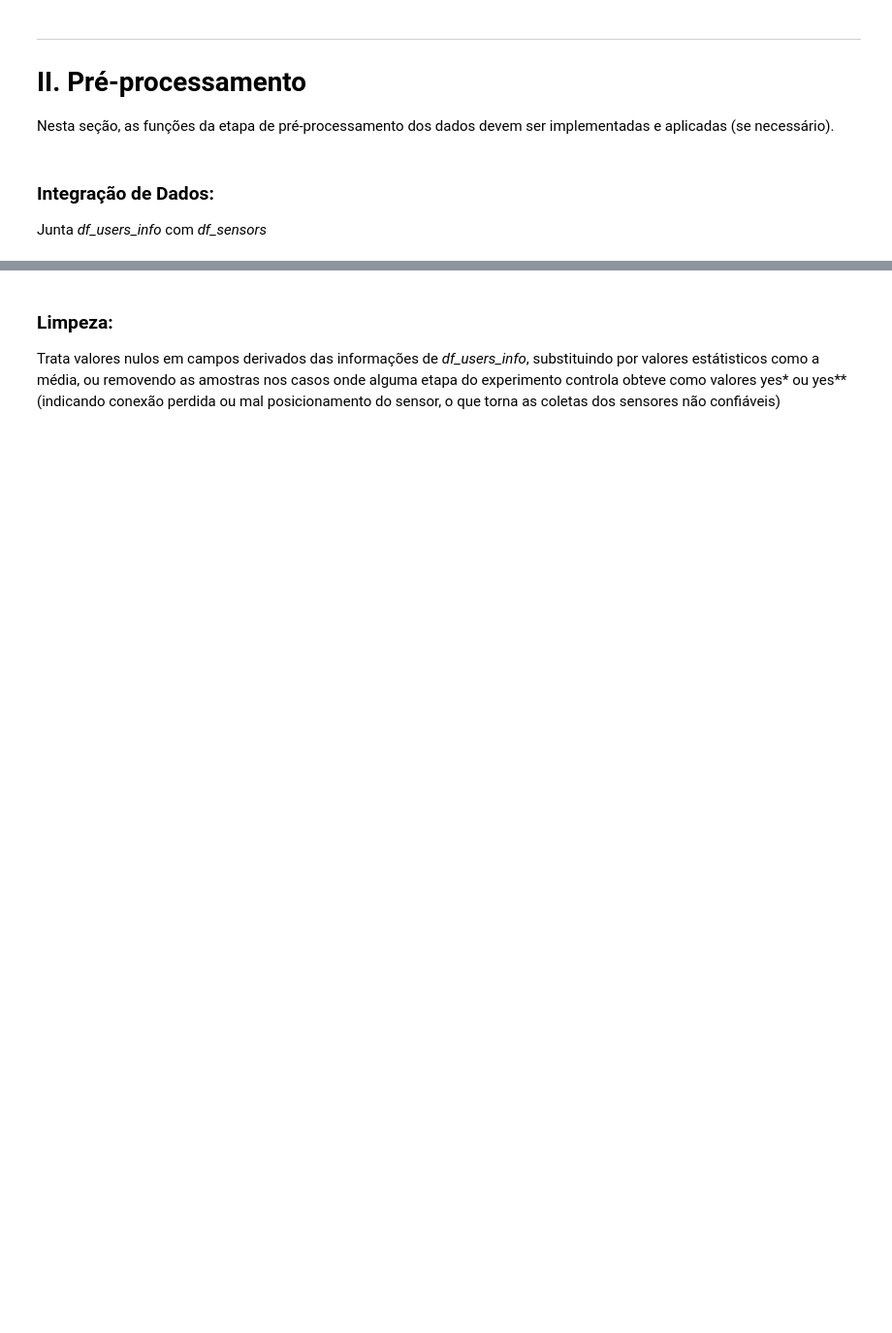
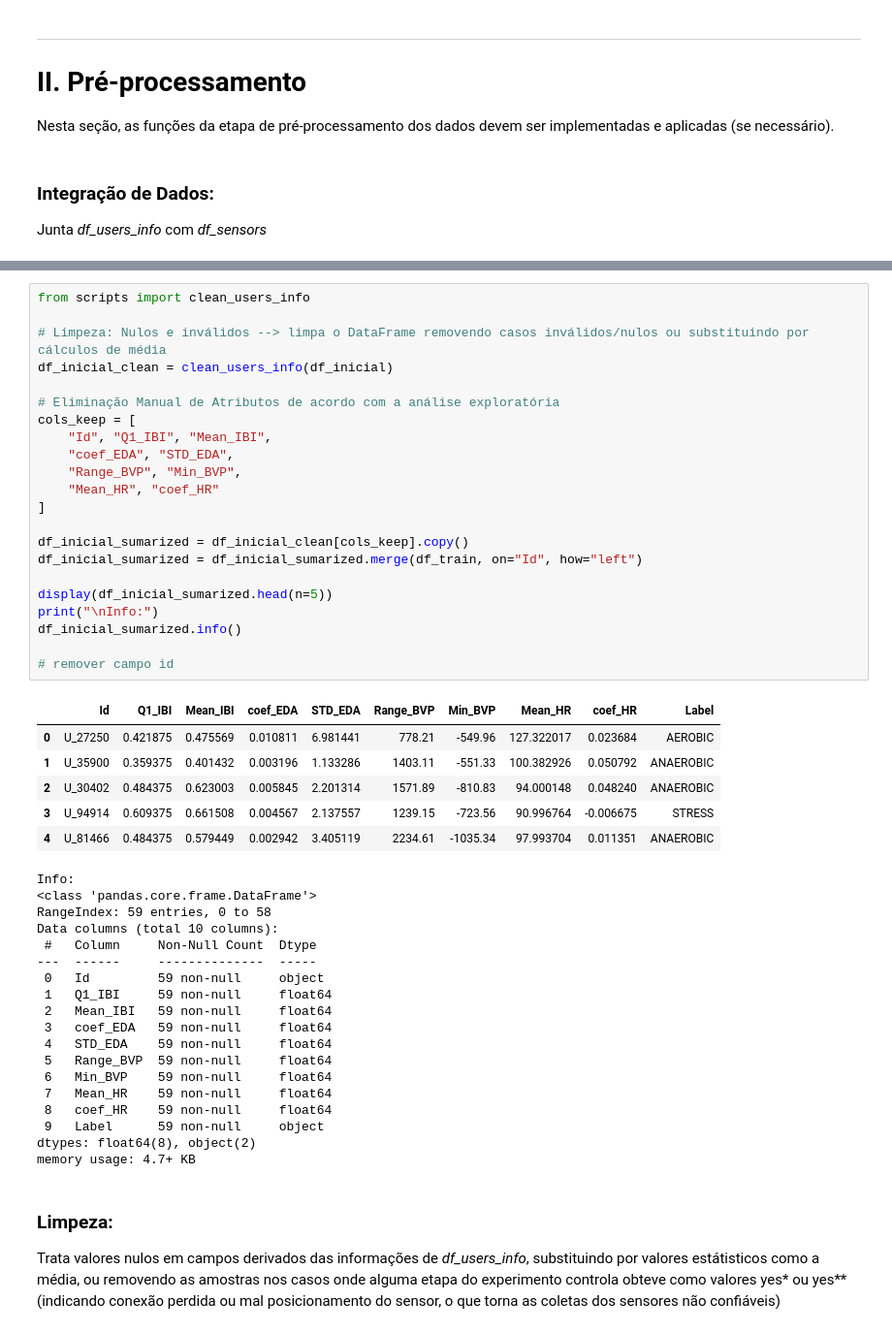
Before and after one commit to ottonifel/PROJETO_ML_FelipeOttoni_LeticiaAlmeida, a Jupyter notebook: main.ipynb, the cells around one changed output, grey strips where cells are left out. Shown at 97% size. Saved outputs shown, nothing was run; the diff lists cells and outputs as text; blank space fills up the shorter version.

```diff
--- a/main.ipynb
+++ b/main.ipynb
@@ -483,3 +492,50 @@ conforme conclusão da etapa de Análise Exploratória ...
+# %%
+from scripts import clean_users_info
+
+# Limpeza: Nulos e inválidos --> limpa o DataFrame removendo casos inválidos/nulos ou substituindo por cálculos de média
+df_inicial_clean = clean_users_info(df_inicial)
+
+# Eliminação Manual de Atributos de acordo com a análise exploratória
+cols_keep = [
+    "Id", "Q1_IBI", "Mean_IBI",
+    "coef_EDA", "STD_EDA",
+    "Range_BVP", "Min_BVP",
+    "Mean_HR", "coef_HR"
+]
+
+df_inicial_sumarized = df_inicial_clean[cols_keep].copy()
+df_inicial_sumarized = df_inicial_sumarized.merge(df_train, on="Id", how="left")
+
+display(df_inicial_sumarized.head(n=5))
+print("\nInfo:")
+df_inicial_sumarized.info()
+
+# remover campo id
+# %% [output]
+|  | Id | Q1_IBI | Mean_IBI | coef_EDA | STD_EDA | Range_BVP | Min_BVP | Mean_HR | coef_HR | Label |
+| 0 | U_27250 | 0.421875 | 0.475569 | 0.010811 | 6.981441 | 778.21 | -549.96 | 127.322017 | 0.023684 | AEROBIC |
+| 1 | U_35900 | 0.359375 | 0.401432 | 0.003196 | 1.133286 | 1403.11 | -551.33 | 100.382926 | 0.050792 | ANAEROBIC |
+| 2 | U_30402 | 0.484375 | 0.623003 | 0.005845 | 2.201314 | 1571.89 | -810.83 | 94.000148 | 0.048240 | ANAEROBIC |
+| 3 | U_94914 | 0.609375 | 0.661508 | 0.004567 | 2.137557 | 1239.15 | -723.56 | 90.996764 | -0.006675 | STRESS |
+| 4 | U_81466 | 0.484375 | 0.579449 | 0.002942 | 3.405119 | 2234.61 | -1035.34 | 97.993704 | 0.011351 | ANAEROBIC |
+Info:
+<class 'pandas.core.frame.DataFrame'>
+RangeIndex: 59 entries, 0 to 58
+Data columns (total 10 columns):
+ #   Column     Non-Null Count  Dtype
+---  ------     --------------  -----
+ 0   Id         59 non-null     object
+ 1   Q1_IBI     59 non-null     float64
+ 2   Mean_IBI   59 non-null     float64
+ 3   coef_EDA   59 non-null     float64
+ 4   STD_EDA    59 non-null     float64
+ 5   Range_BVP  59 non-null     float64
+ 6   Min_BVP    59 non-null     float64
+ 7   Mean_HR    59 non-null     float64
+ 8   coef_HR    59 non-null     float64
+ 9   Label      59 non-null     object
+dtypes: float64(8), object(2)
+memory usage: 4.7+ KB
 # %% [markdown]
 ### Limpeza:
 Trata valores nulos em campos derivados das informações de *df_users_info*, substituindo por valores estátisticos como a média, ou removendo as amostras nos casos onde alguma etapa do experimento controla obteve como valores yes* ou yes** (indicando conexão perdida ou mal posicionamento do sensor, o que torna as coletas dos sensores não confiáveis)
```
Also changed, not shown: parts of 9 cells of this notebook.
